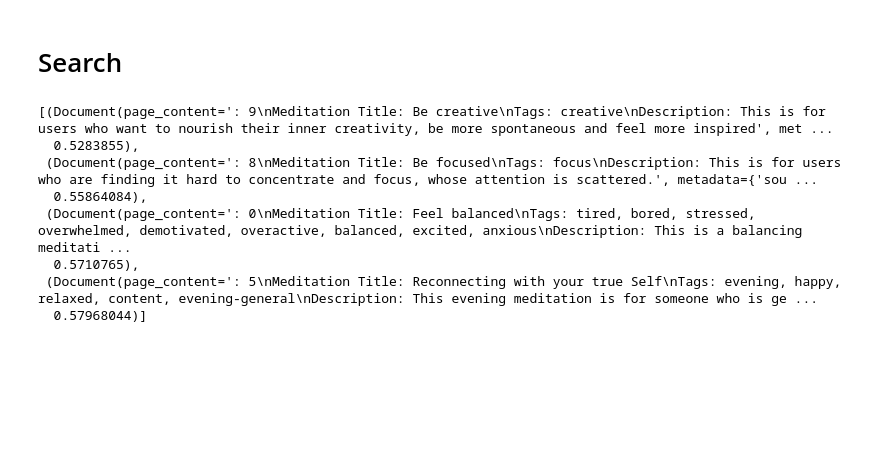
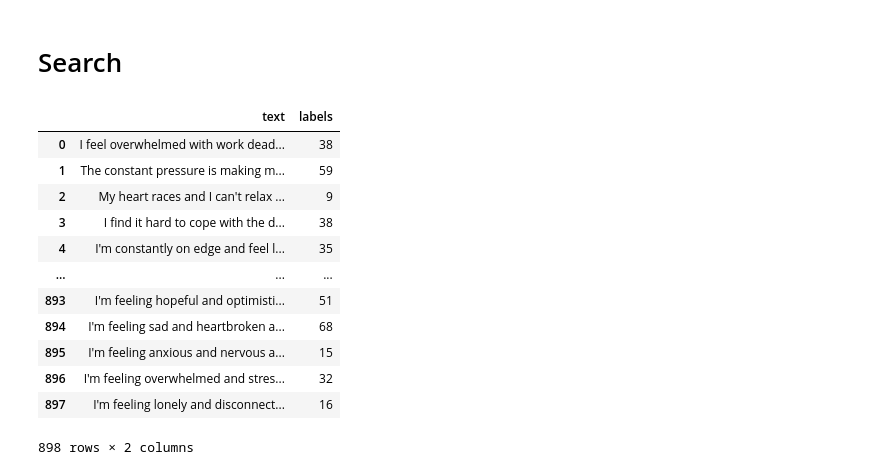
Before and after one commit to llohann-speranca/wemeditate, a Jupyter notebook: syretriever/meditation_retriever_TDD.ipynb, the cells around one changed output. Saved outputs shown, nothing was run; the diff lists cells and outputs as text; code cells hidden in the pictures; blank space fills up the shorter version.

```diff
--- a/syretriever/meditation_retriever_TDD.ipynb
+++ b/syretriever/meditation_retriever_TDD.ipynb
@@ -44,16 +61,33 @@ data
 # %% [markdown]
 # Search
 # %%
-from langchain.chains import RetrievalQA
-from langchain.document_loaders import TextLoader
 from langchain.embeddings.openai import OpenAIEmbeddings
-from langchain.llms import OpenAI
 
 from langchain.vectorstores import FAISS
-from leomodules.mysecrets import OPENAI_API_KEY
+import numpy as np
 import os
 
 embeddings = OpenAIEmbeddings()
 
 # db = FAISS.from_documents(data, embeddings)
-inputs_faiss = FAISS.load_local("../synthetic_user_inputs/indexes", embeddings)
+inputs_faiss = FAISS.load_local("../synthetic_user_inputs/user_inputs_query", embeddings)
+meditation_descriptions_faiss = FAISS.load_local("meditations_index", embeddings)
+
+
+synthetic_inputs_vectors = np.load("../synthetic_user_inputs/user_inputs_query/vector_array.npy")
+synthetic_inputs = pd.read_csv("../synthetic_user_inputs/sentences.csv", index_col=0, sep=';', usecols=[0,1,2]).sort_index()
+synthetic_inputs
+# %% [output]
+|  | text | labels |
+| 0 | I feel overwhelmed with work dead... | 38 |
+| 1 | The constant pressure is making m... | 59 |
+| 2 | My heart races and I can't relax ... | 9 |
+| 3 | I find it hard to cope with the d... | 38 |
+| 4 | I'm constantly on edge and feel l... | 35 |
+| ... | ... | ... |
+| 893 | I'm feeling hopeful and optimisti... | 51 |
+| 894 | I'm feeling sad and heartbroken a... | 68 |
+| 895 | I'm feeling anxious and nervous a... | 15 |
+| 896 | I'm feeling overwhelmed and stres... | 32 |
+| 897 | I'm feeling lonely and disconnect... | 16 |
+898 rows × 2 columns
@@ -66,12 +93,0 @@ inputs_faiss.
-# %%
-input =
-db.similarity_search_with_score_by_vector(synthetic_inputs[0])
-# %% [output]
-[(Document(page_content=': 9\nMeditation Title: Be creative\nTags: creative\nDescription: This is for users who want to nourish their inner creativity, be more spontaneous and feel more inspired', met ...
-  0.5283855),
- (Document(page_content=': 8\nMeditation Title: Be focused\nTags: focus\nDescription: This is for users who are finding it hard to concentrate and focus, whose attention is scattered.', metadata={'sou ...
-  0.55864084),
- (Document(page_content=': 0\nMeditation Title: Feel balanced\nTags: tired, bored, stressed, overwhelmed, demotivated, overactive, balanced, excited, anxious\nDescription: This is a balancing meditati ...
-  0.5710765),
- (Document(page_content=': 5\nMeditation Title: Reconnecting with your true Self\nTags: evening, happy, relaxed, content, evening-general\nDescription: This evening meditation is for someone who is ge ...
-  0.57968044)]
```
Also changed, not shown: parts of 32 cells of this notebook, 9 other files.
